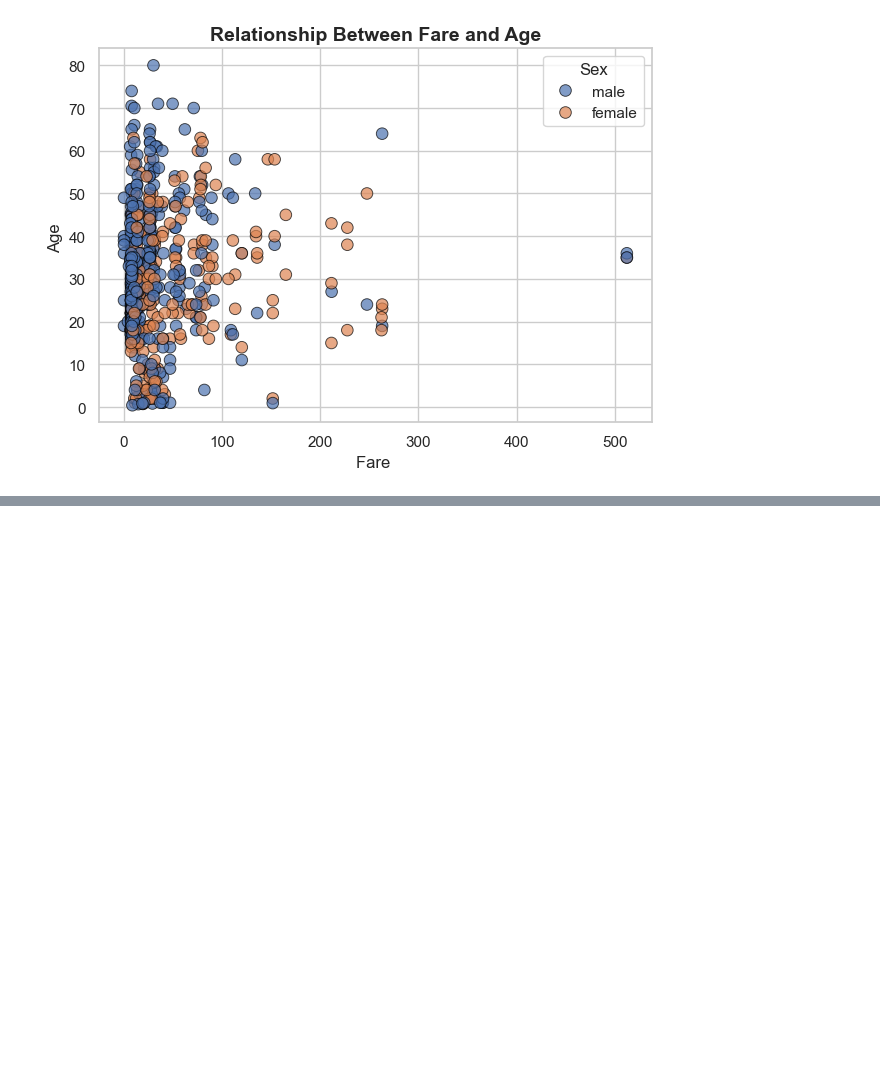
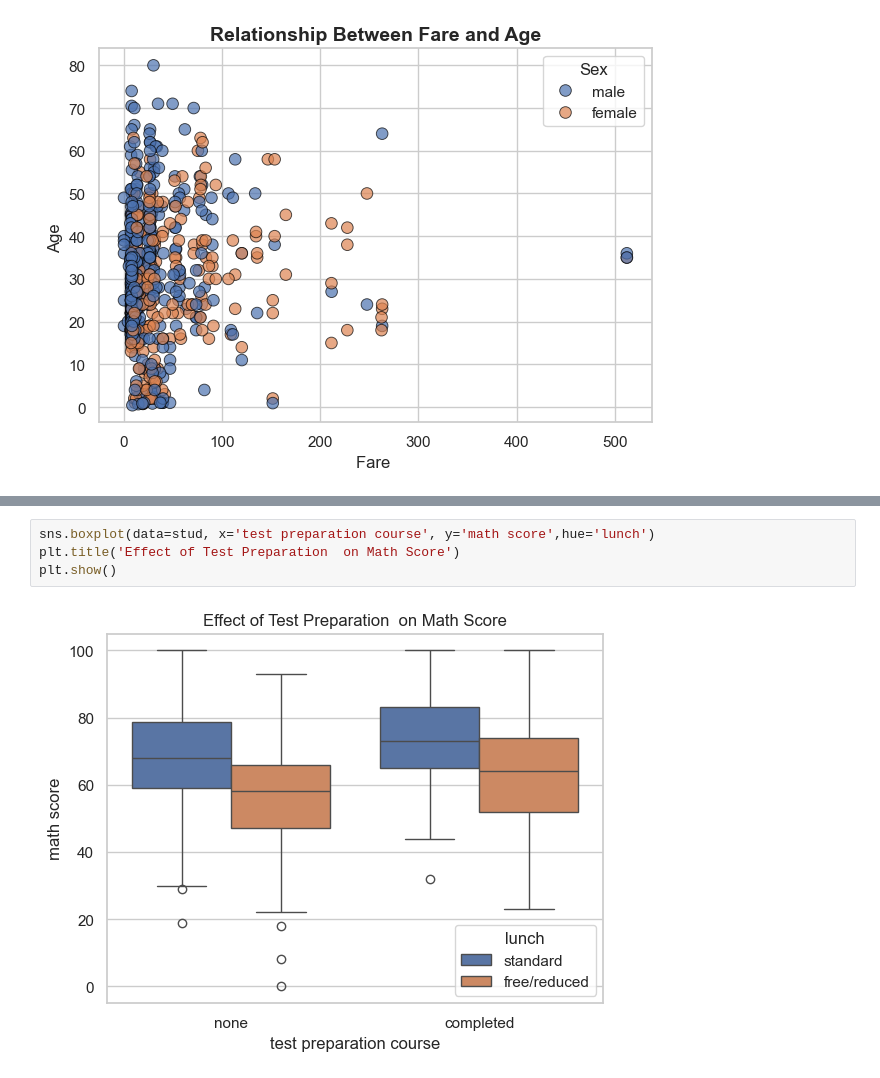
Before and after one commit to vanshdhameliya194-afk/vansh, a Jupyter notebook: demo.ipynb, the cells around one changed output, grey strips where cells are left out. Drawn from its saved outputs; the diff is of its cells as text; blank space fills up the shorter version.

```diff
--- a/demo.ipynb
+++ b/demo.ipynb
@@ -582,0 +588,6 @@ plt.show()
+# %%
+sns.boxplot(data=stud, x='test preparation course', y='math score',hue='lunch')
+plt.title('Effect of Test Preparation  on Math Score')
+plt.show()
+# %% [output]
+[figure, added]
```
Also changed, not shown: parts of 16 cells of this notebook.
